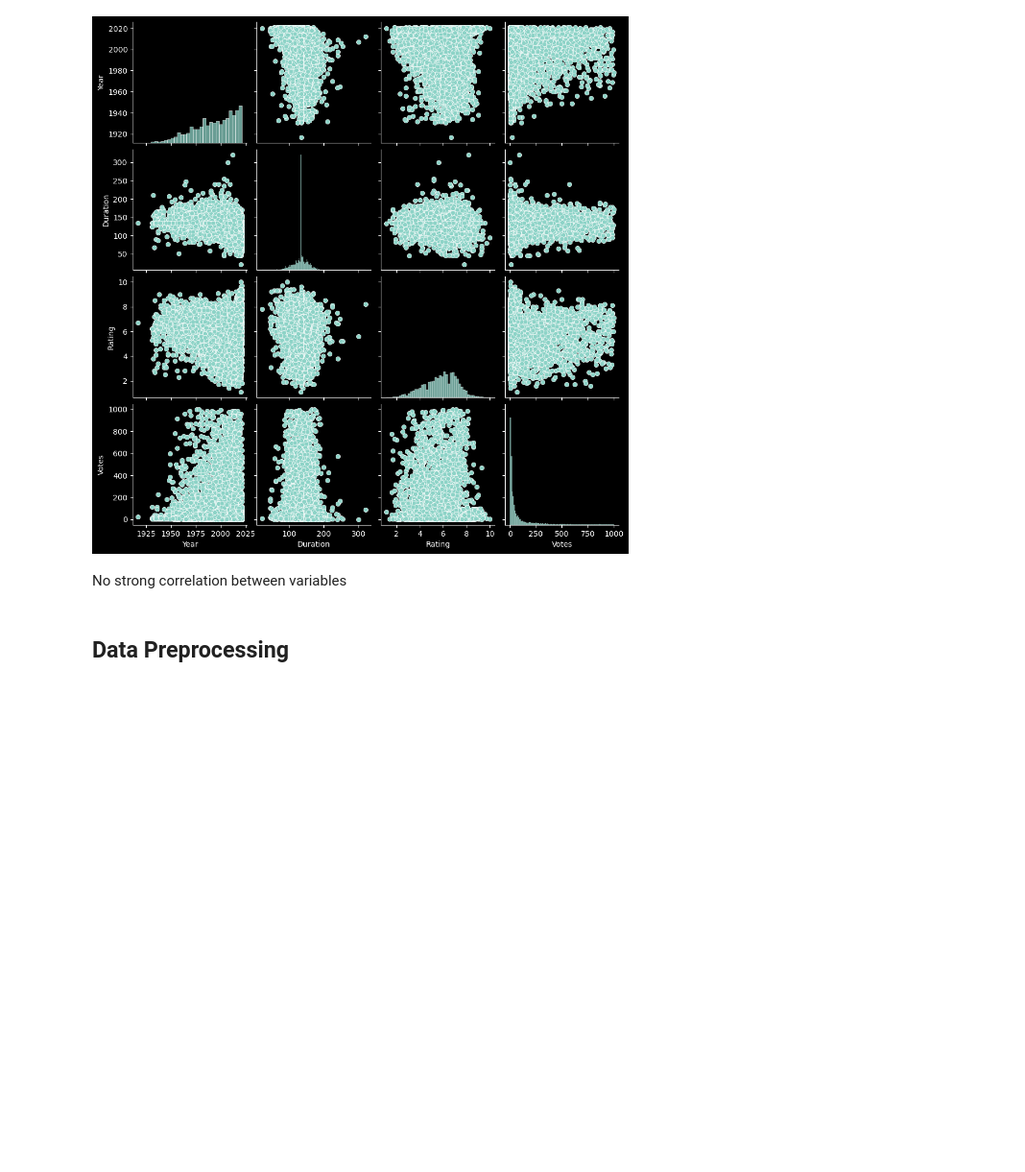
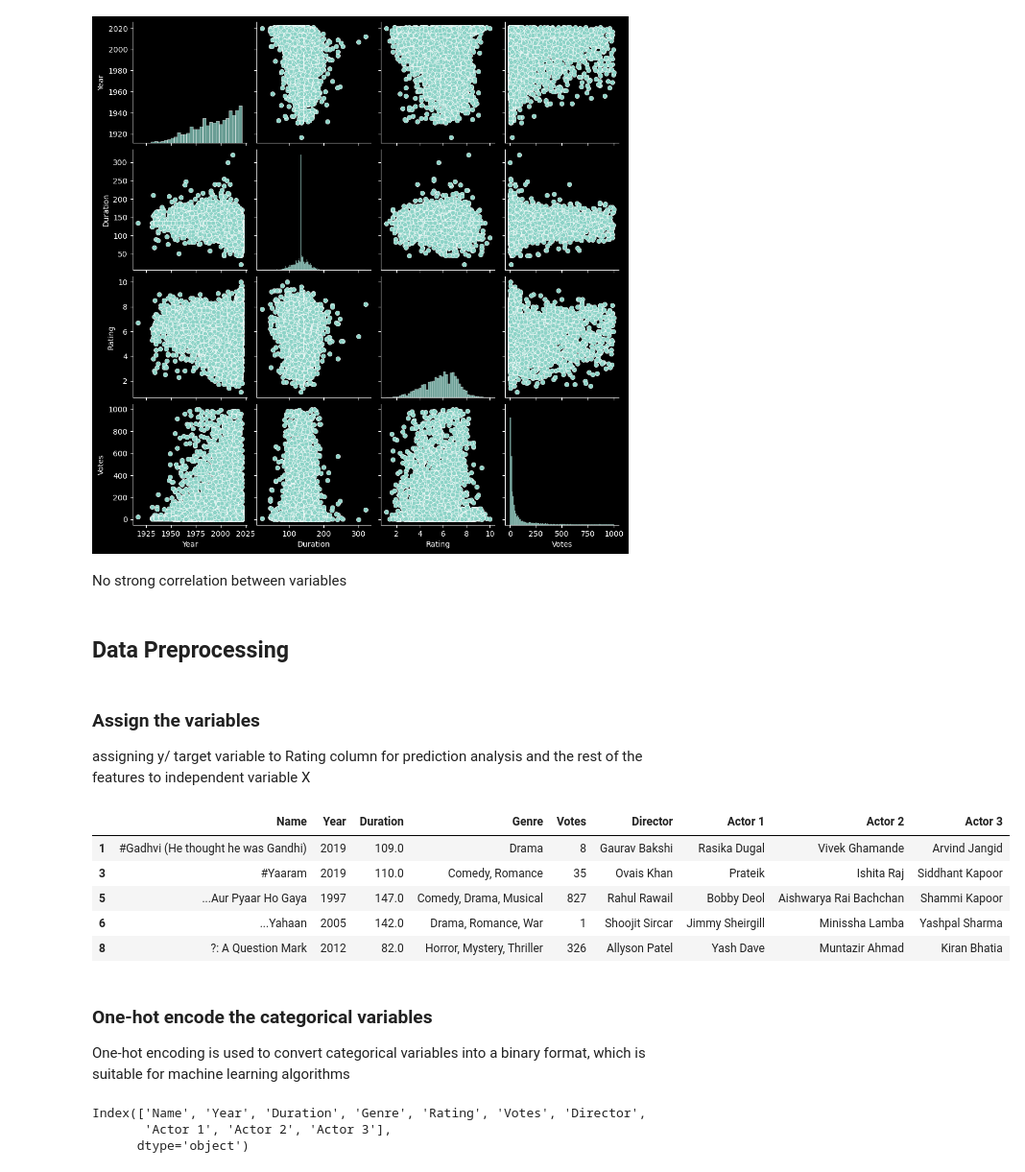
Before and after one commit to marwa9975/CODSOFT_DS02_Movie-Rating-Prediction-with-Python, a Jupyter notebook: index.ipynb, the cells around one changed output. Shown at 96% size. Cells and saved outputs as stored; diff of their text form; code cells hidden in the pictures; blank space fills up the shorter version.

```diff
--- a/index.ipynb
+++ b/index.ipynb
@@ -436,3 +439,27 @@ plt.show()
 No strong correlation between variables
 # %% [markdown]
 ## Data Preprocessing
+# %% [markdown]
+### Assign the variables
+assigning y/ target variable to Rating column for prediction analysis and the rest of the features to independent variable X
+# %%
+X = df.drop('Rating', axis=1)
+y = df['Rating']
+# %%
+X.head()
+# %% [output]
+|  | Name | Year | Duration | Genre | Votes | Director | Actor 1 | Actor 2 | Actor 3 |
+| 1 | #Gadhvi (He thought he was Gandhi) | 2019 | 109.0 | Drama | 8 | Gaurav Bakshi | Rasika Dugal | Vivek Ghamande | Arvind Jangid |
+| 3 | #Yaaram | 2019 | 110.0 | Comedy, Romance | 35 | Ovais Khan | Prateik | Ishita Raj | Siddhant Kapoor |
+| 5 | ...Aur Pyaar Ho Gaya | 1997 | 147.0 | Comedy, Drama, Musical | 827 | Rahul Rawail | Bobby Deol | Aishwarya Rai Bachchan | Shammi Kapoor |
+| 6 | ...Yahaan | 2005 | 142.0 | Drama, Romance, War | 1 | Shoojit Sircar | Jimmy Sheirgill | Minissha Lamba | Yashpal Sharma |
+| 8 | ?: A Question Mark | 2012 | 82.0 | Horror, Mystery, Thriller | 326 | Allyson Patel | Yash Dave | Muntazir Ahmad | Kiran Bhatia |
+# %% [markdown]
+### One-hot encode the categorical variables
+One-hot encoding is used to convert categorical variables into a binary format, which is suitable for machine learning algorithms
+# %%
+df.columns
+# %% [output]
+Index(['Name', 'Year', 'Duration', 'Genre', 'Rating', 'Votes', 'Director',
+       'Actor 1', 'Actor 2', 'Actor 3'],
+      dtype='object')
```
Also changed, not shown: parts of 8 cells of this notebook.
